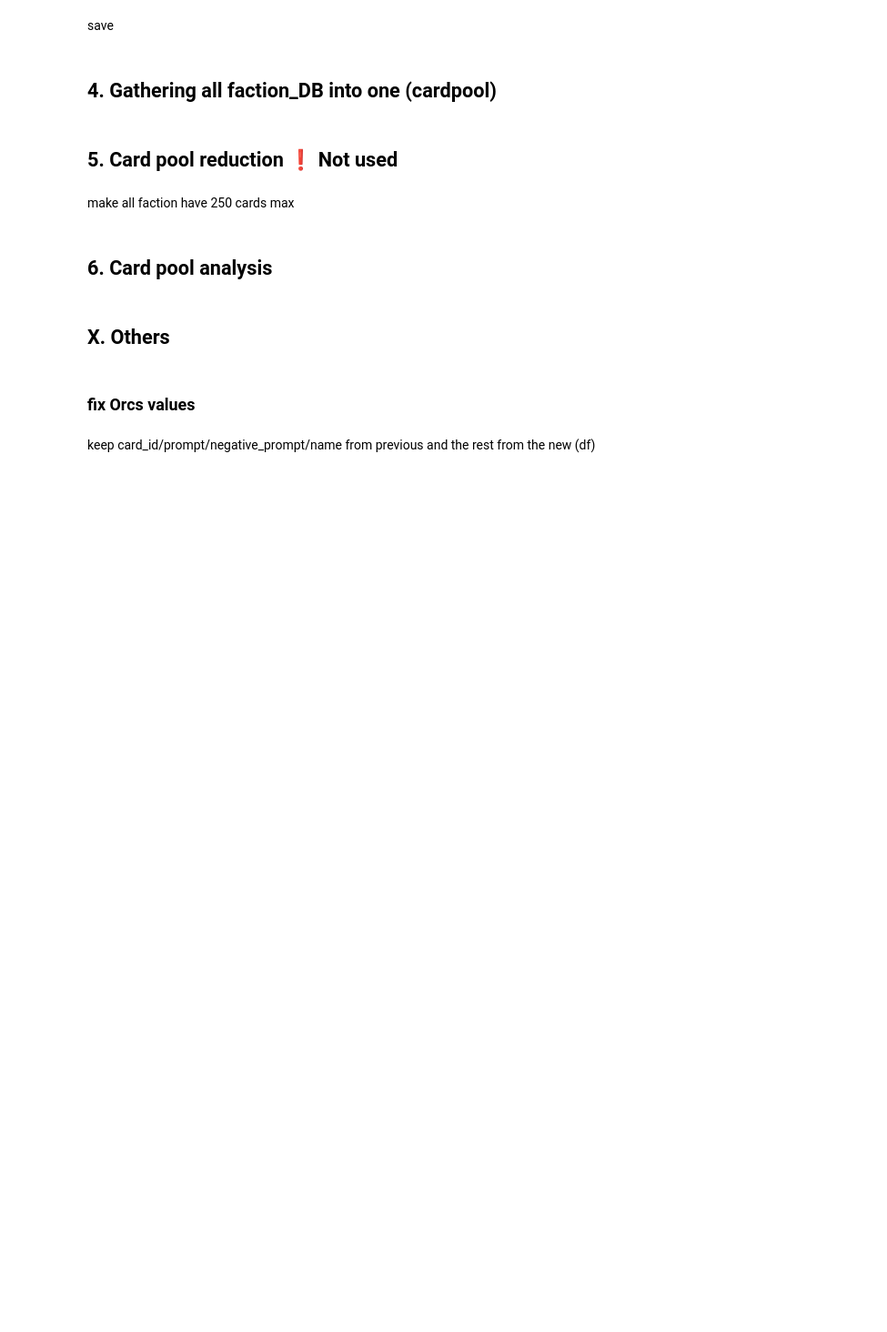
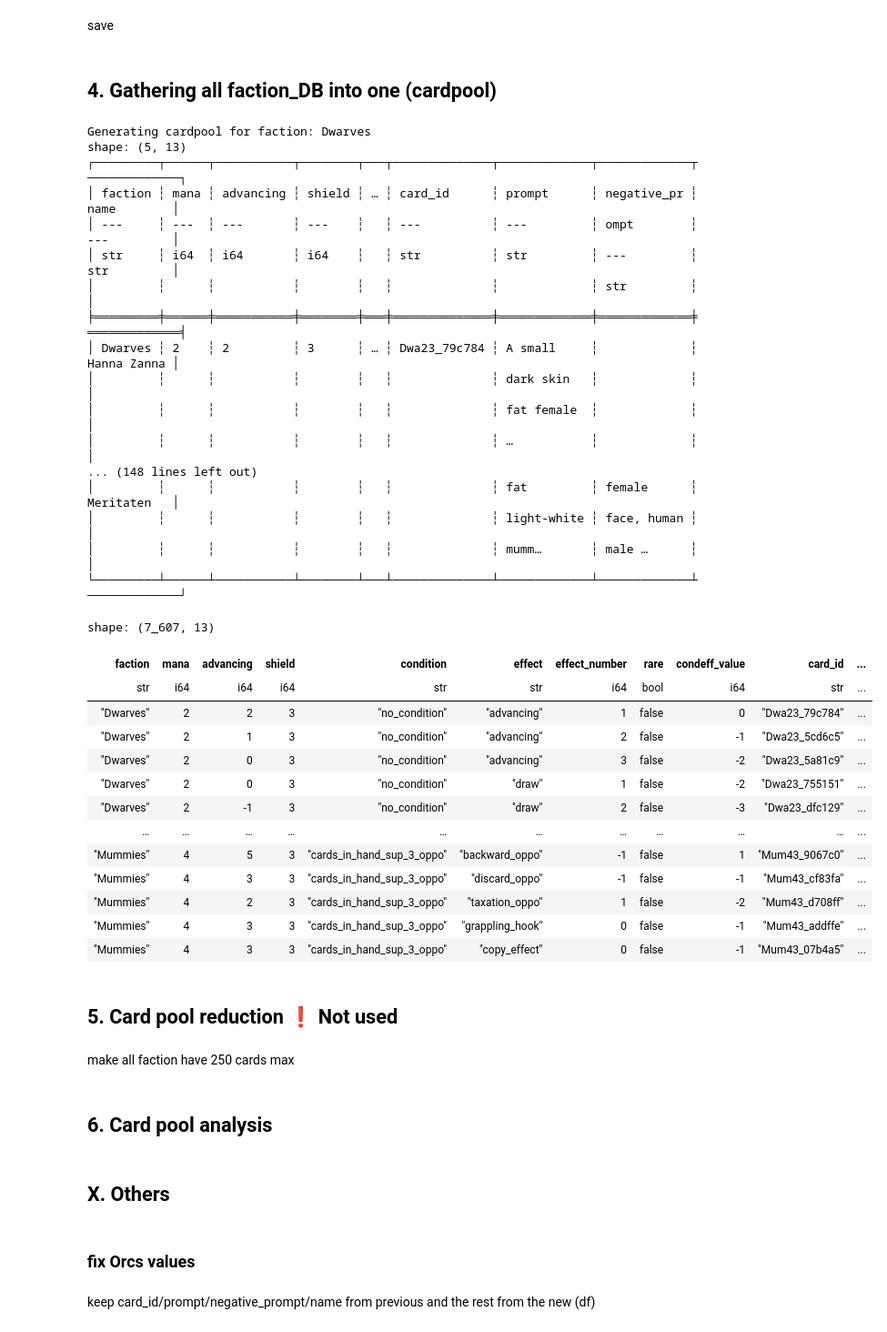
Before and after one commit to jordyBonnet/GlobeRunners_dev, a Jupyter notebook: lib/cardpool/debug_YDB.ipynb, the cells around one changed output. Shown at 91% size. Drawn from its saved outputs; the diff is of its cells as text; code cells hidden in the pictures; blank space fills up the shorter version.

```diff
--- a/lib/cardpool/debug_YDB.ipynb
+++ b/lib/cardpool/debug_YDB.ipynb
@@ -1042,26 +1042,58 @@ df.write_parquet(f"fac_{faction_name}_{v}.parquet")
 # %% [markdown]
 ## 4. Gathering all faction_DB into one (cardpool)
 # %%
-# TODO add v = 0.6
 FACTIONS = list(factions_dict.keys())
 FACTIONS
 
 cardpool = None
+v = "0.6"
 
 for faction_name in FACTIONS:
     print(f"Generating cardpool for faction: {faction_name}")
-    df = pl.read_parquet(f'fac_{faction_name}.parquet')
+    df = pl.read_parquet(f'fac_{faction_name}_{v}.parquet')
     print(df.head(5))
     if cardpool is None:
         cardpool = df
     else:
         cardpool = pl.concat([cardpool, df])
 
 cardpool
 
-# # Save the concatenated DataFrame
+# Save the concatenated DataFrame
 cardpool.write_parquet("cardpool.parquet")
 cardpool
+# %% [output]
+Generating cardpool for faction: Dwarves
+shape: (5, 13)
+┌─────────┬──────┬───────────┬────────┬───┬──────────────┬─────────────┬─────────────┬─────────────┐
+│ faction ┆ mana ┆ advancing ┆ shield ┆ … ┆ card_id      ┆ prompt      ┆ negative_pr ┆ name        │
+│ ---     ┆ ---  ┆ ---       ┆ ---    ┆   ┆ ---          ┆ ---         ┆ ompt        ┆ ---         │
+│ str     ┆ i64  ┆ i64       ┆ i64    ┆   ┆ str          ┆ str         ┆ ---         ┆ str         │
+│         ┆      ┆           ┆        ┆   ┆              ┆             ┆ str         ┆             │
+╞═════════╪══════╪═══════════╪════════╪═══╪══════════════╪═════════════╪═════════════╪═════════════╡
+│ Dwarves ┆ 2    ┆ 2         ┆ 3      ┆ … ┆ Dwa23_79c784 ┆ A small     ┆             ┆ Hanna Zanna │
+│         ┆      ┆           ┆        ┆   ┆              ┆ dark skin   ┆             ┆             │
+│         ┆      ┆           ┆        ┆   ┆              ┆ fat female  ┆             ┆             │
+│         ┆      ┆           ┆        ┆   ┆              ┆ …           ┆             ┆             │
+... (148 lines left out)
+│         ┆      ┆           ┆        ┆   ┆              ┆ fat         ┆ female      ┆ Meritaten   │
+│         ┆      ┆           ┆        ┆   ┆              ┆ light-white ┆ face, human ┆             │
+│         ┆      ┆           ┆        ┆   ┆              ┆ mumm…       ┆ male …      ┆             │
+└─────────┴──────┴───────────┴────────┴───┴──────────────┴─────────────┴─────────────┴─────────────┘
+shape: (7_607, 13)
+| faction | mana | advancing | shield | condition | effect | effect_number | rare | condeff_value | card_id | ... |
+| str | i64 | i64 | i64 | str | str | i64 | bool | i64 | str | ... |
+| "Dwarves" | 2 | 2 | 3 | "no_condition" | "advancing" | 1 | false | 0 | "Dwa23_79c784" | ... |
+| "Dwarves" | 2 | 1 | 3 | "no_condition" | "advancing" | 2 | false | -1 | "Dwa23_5cd6c5" | ... |
+| "Dwarves" | 2 | 0 | 3 | "no_condition" | "advancing" | 3 | false | -2 | "Dwa23_5a81c9" | ... |
+| "Dwarves" | 2 | 0 | 3 | "no_condition" | "draw" | 1 | false | -2 | "Dwa23_755151" | ... |
+| "Dwarves" | 2 | -1 | 3 | "no_condition" | "draw" | 2 | false | -3 | "Dwa23_dfc129" | ... |
+| … | … | … | … | … | … | … | … | … | … | ... |
+| "Mummies" | 4 | 5 | 3 | "cards_in_hand_sup_3_oppo" | "backward_oppo" | -1 | false | 1 | "Mum43_9067c0" | ... |
+| "Mummies" | 4 | 3 | 3 | "cards_in_hand_sup_3_oppo" | "discard_oppo" | -1 | false | -1 | "Mum43_cf83fa" | ... |
+| "Mummies" | 4 | 2 | 3 | "cards_in_hand_sup_3_oppo" | "taxation_oppo" | 1 | false | -2 | "Mum43_d708ff" | ... |
+| "Mummies" | 4 | 3 | 3 | "cards_in_hand_sup_3_oppo" | "grappling_hook" | 0 | false | -1 | "Mum43_addffe" | ... |
+| "Mummies" | 4 | 3 | 3 | "cards_in_hand_sup_3_oppo" | "copy_effect" | 0 | false | -1 | "Mum43_07b4a5" | ... |
 # %% [markdown]
 ## 5. Card pool reduction ❗ Not used
 # %% [markdown]
```
Also changed, not shown: parts of 5 cells of this notebook, 11 other files.
